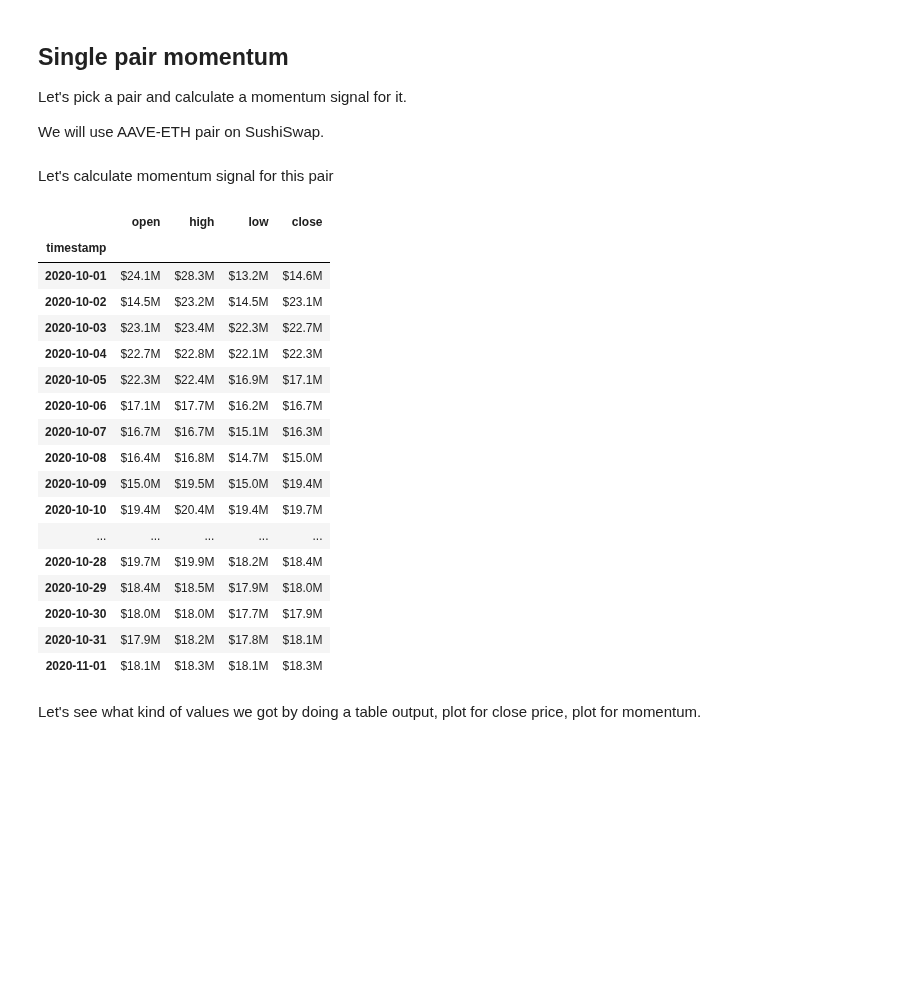
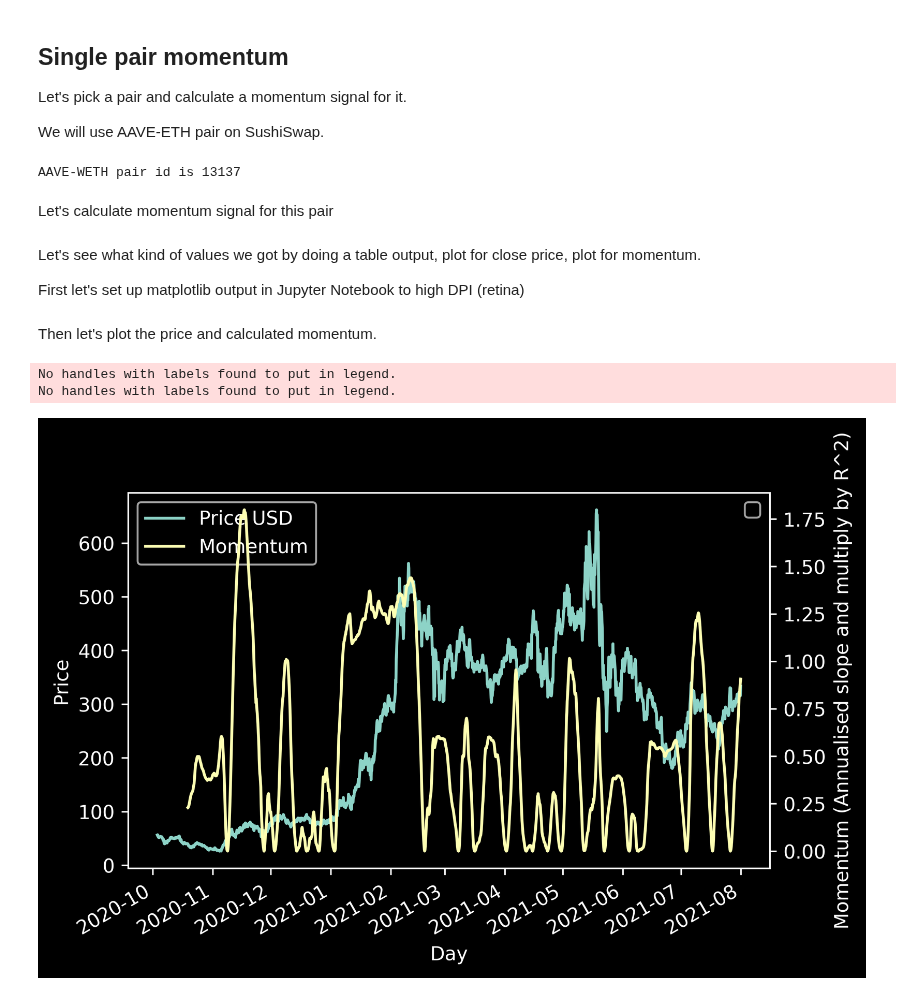
Before and after one commit to tradingstrategy-ai/trading-strategy, a Jupyter notebook: docs/source/examples/momentum-signals.ipynb, the cells around one changed output. Drawn from its saved outputs; the diff is of its cells as text; code cells hidden in the pictures; blank space fills up the shorter version.

Commit message:
Getting something output from the momentum plot

```diff
--- a/docs/source/examples/momentum-signals.ipynb
+++ b/docs/source/examples/momentum-signals.ipynb
@@ -116,31 +118,62 @@ sushi_swap = exchange_universe.get_by_name_and_chain(ChainId.ethereum, "sushiswa
 
 aave_eth: DEXPair = pair_universe.get_one_pair_from_pandas_universe(
     sushi_swap.exchange_id,
-    "WETH",
-    "AAVE")
+    "AAVE",
+    "WETH")
+
+print(f"AAVE-WETH pair id is {aave_eth.pair_id}")
+# %% [output]
+AAVE-WETH pair id is 13137
 # %% [markdown]
 Let's calculate momentum signal for this pair
 # %%
-closes = candle_universe.get_candles_by_pair(aave_eth.pair_id)["close"]
-momentum_signal = calculate_momentum(closes)
+aave_eth_candles = candle_universe.get_candles_by_pair(aave_eth.pair_id)
+
+aave_eth_candles["momentum"] = aave_eth_candles["close"].rolling(90).apply(calculate_momentum, raw=False)
-# %% [output]
-|  | open | high | low | close |
-| timestamp |  |  |  |  |
-| 2020-10-01 | $24.1M | $28.3M | $13.2M | $14.6M |
-| 2020-10-02 | $14.5M | $23.2M | $14.5M | $23.1M |
-| 2020-10-03 | $23.1M | $23.4M | $22.3M | $22.7M |
-| 2020-10-04 | $22.7M | $22.8M | $22.1M | $22.3M |
-| 2020-10-05 | $22.3M | $22.4M | $16.9M | $17.1M |
-| 2020-10-06 | $17.1M | $17.7M | $16.2M | $16.7M |
-| 2020-10-07 | $16.7M | $16.7M | $15.1M | $16.3M |
-| 2020-10-08 | $16.4M | $16.8M | $14.7M | $15.0M |
-| 2020-10-09 | $15.0M | $19.5M | $15.0M | $19.4M |
-| 2020-10-10 | $19.4M | $20.4M | $19.4M | $19.7M |
-| ... | ... | ... | ... | ... |
-| 2020-10-28 | $19.7M | $19.9M | $18.2M | $18.4M |
-| 2020-10-29 | $18.4M | $18.5M | $17.9M | $18.0M |
-| 2020-10-30 | $18.0M | $18.0M | $17.7M | $17.9M |
-| 2020-10-31 | $17.9M | $18.2M | $17.8M | $18.1M |
-| 2020-11-01 | $18.1M | $18.3M | $18.1M | $18.3M |
 # %% [markdown]
 Let's see what kind of values we got by doing a table output, plot for close price, plot for momentum.
+
+First let's set up matplotlib output in Jupyter Notebook to high DPI (retina)
+# %%
+import matplotlib
+import matplotlib.pyplot as pyplot
+
+matplotlib.rcParams['figure.dpi'] = 600
+pyplot.style.use('dark_background')
+# %% [markdown]
+Then let's plot the price and calculated momentum.
+# %%
+# https://stackoverflow.com/questions/14762181/adding-a-y-axis-label-to-secondary-y-axis-in-matplotlib
+fig, ax1 = pyplot.subplots()
+
+ax1.set_xlabel('Day')
+ax1.set_ylabel('Price')
+ax1.legend()
+
+ax2 = ax1.twinx()
+ax2.set_ylabel("Momentum (Annualised slope and multiply by R^2)")
+ax2.legend(loc=0)  #
+ax2._get_lines.prop_cycler = ax1._get_lines.prop_cycler
+
+price = aave_eth_candles["close"]
+momentum = aave_eth_candles["momentum"]
+
+end = momentum.index.get_loc(momentum.idxmax())
+rets = np.log(price.iloc[end - 90 : end])
+x = np.arange(len(rets))
+slope, intercept, r_value, p_value, std_err = linregress(x, rets)
+
+lns1 = ax1.plot(price.index, price, label="Price USD")
+lns2= ax2.plot(price.index, momentum, label="Momentum")
+
+# Put twin Y-axis labels together
+lns = lns1 + lns2
+labs = [l.get_label() for l in lns]
+ax1.legend(lns, labs, loc=0)
+
+pyplot.gcf().autofmt_xdate()
+pyplot.show()
+# %% [output]
+No handles with labels found to put in legend.
+No handles with labels found to put in legend.
+[figure, added]
```
Also changed, not shown: parts of 2 cells of this notebook, 3 other files.
